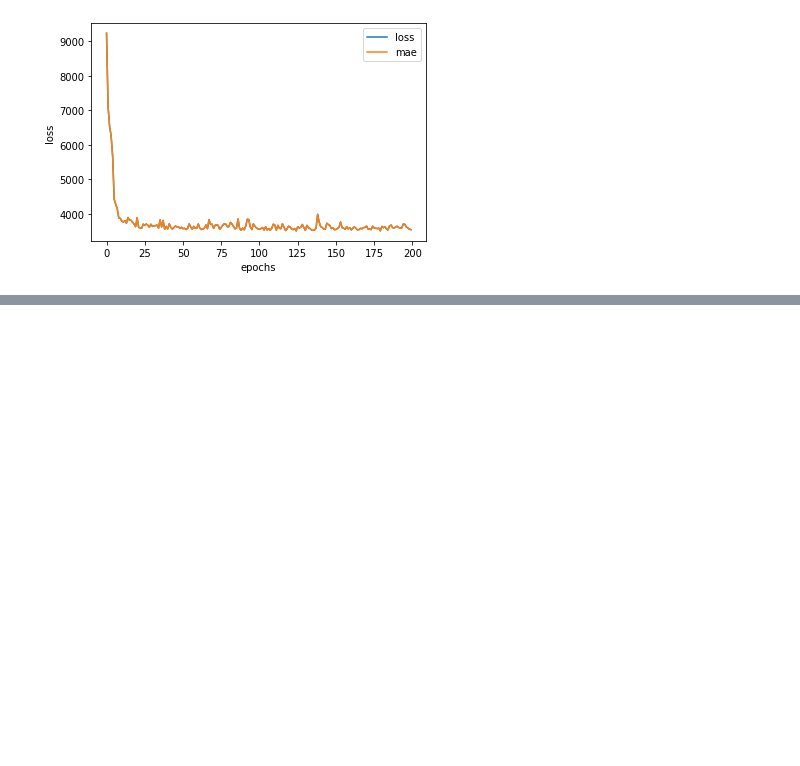
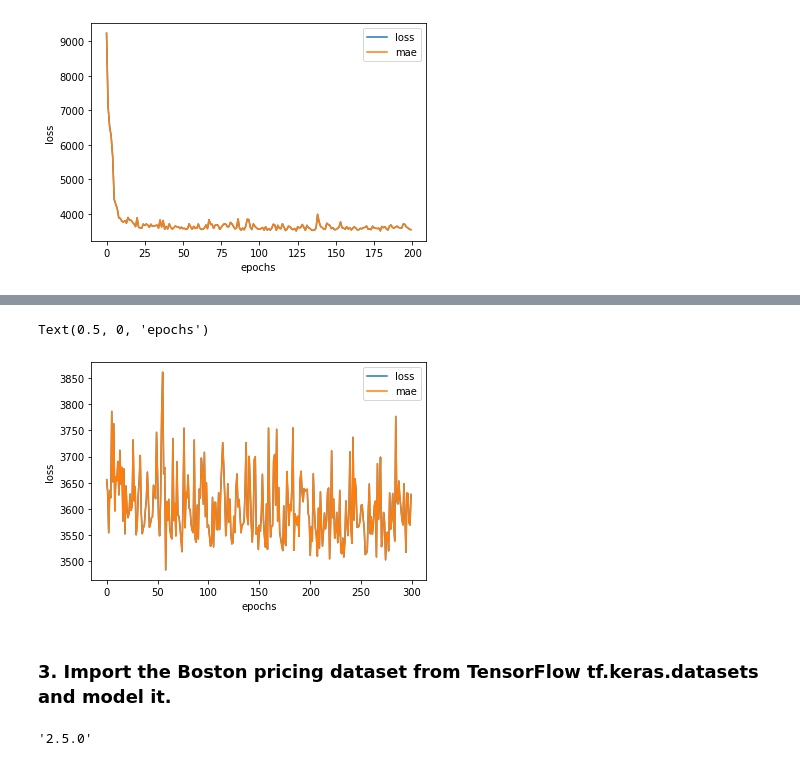
Before and after one commit to ThangDoan2001/TensorFlow_ZeroToHero, a Jupyter notebook: 01_neural_network_regression_with_tensorflow_homework.ipynb, the cells around one changed output, grey strips where cells are left out. Saved outputs shown, nothing was run; the diff lists cells and outputs as text; code cells hidden in the pictures; blank space fills up the shorter version.

```diff
--- a/01_neural_network_regression_with_tensorflow_homework.ipynb
+++ b/01_neural_network_regression_with_tensorflow_homework.ipynb
@@ -546,0 +550,20 @@ Text(0.5, 0, 'epochs')
+# %%
+# Let's train a model one more time :v
+tf.random.set_seed(42)
+# 1. Build the model
+model_4 = tf.keras.Sequential([
+  tf.keras.layers.Dense(1000),
+  tf.keras.layers.Dense(100),
+  tf.keras.layers.Dense(100),
+  tf.keras.layers.Dense(10),
+  tf.keras.layers.Dense(1)
+], name="model_4")
+
+# 2. Compile the model
+model_4.compile(loss=tf.keras.losses.MAE,
+                optimizer=tf.keras.optimizers.Adam(learning_rate=0.01),
+                metrics=["mae"])
+
+#. 3 Fit and summary the model
+model_4.fit(X_train, y_train, epochs=300, verbose=0)
+model_4.summary()
@@ -546,0 +595,15 @@ Text(0.5, 0, 'epochs')
+# %%
+# Visualize relationship between loss and epoch
+pd.DataFrame(model_4.fit(X_train, y_train, epochs=300, verbose=0).history).plot()
+plt.ylabel("loss")
+plt.xlabel("epochs")
+# %% [output]
+Text(0.5, 0, 'epochs')
+[figure, added]
+# %% [markdown]
+### 3. Import the Boston pricing dataset from TensorFlow tf.keras.datasets and model it.
+# %%
+import tensorflow as tf
+tf.__version__
+# %% [output]
+'2.5.0'
```
Also changed, not shown: parts of 34 cells of this notebook.
